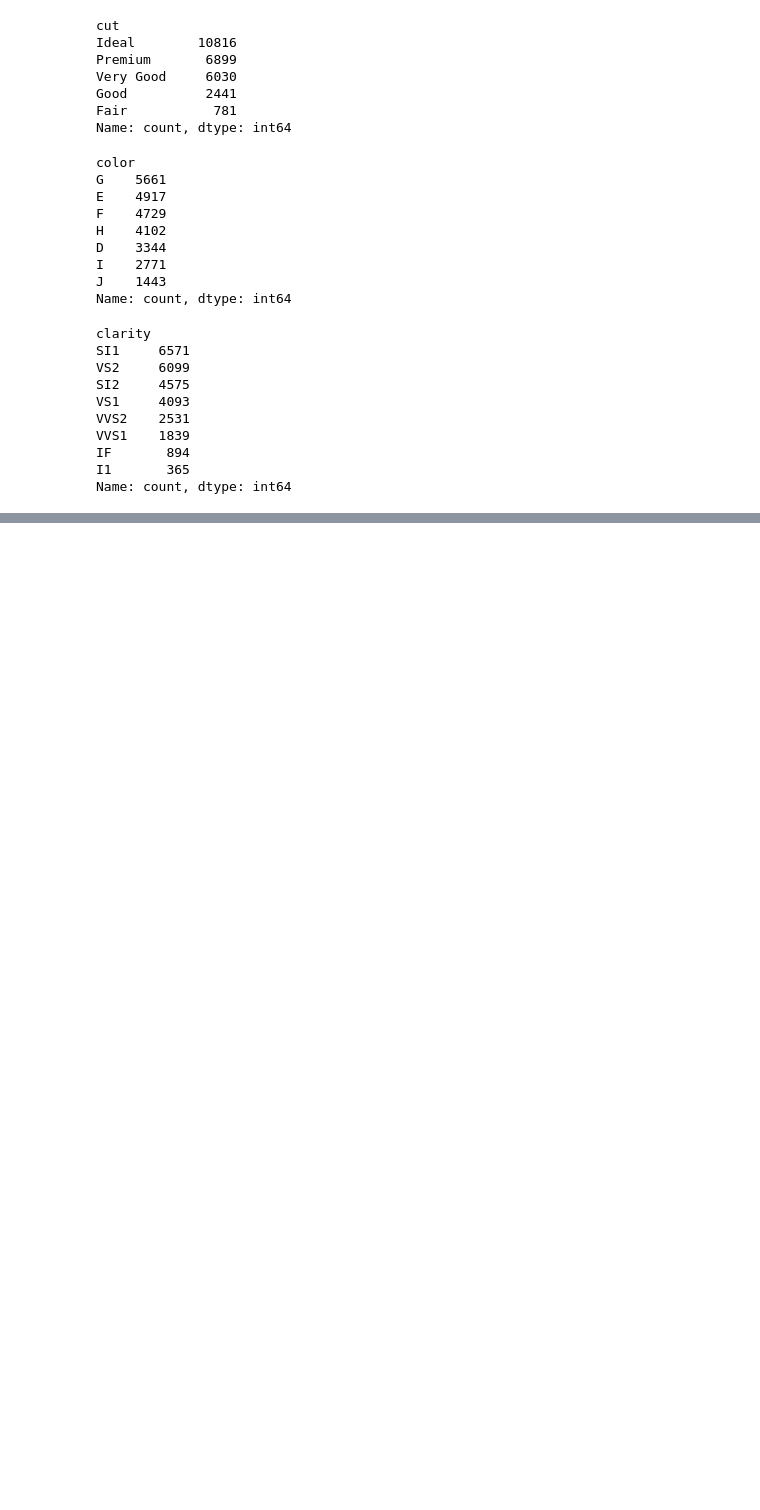
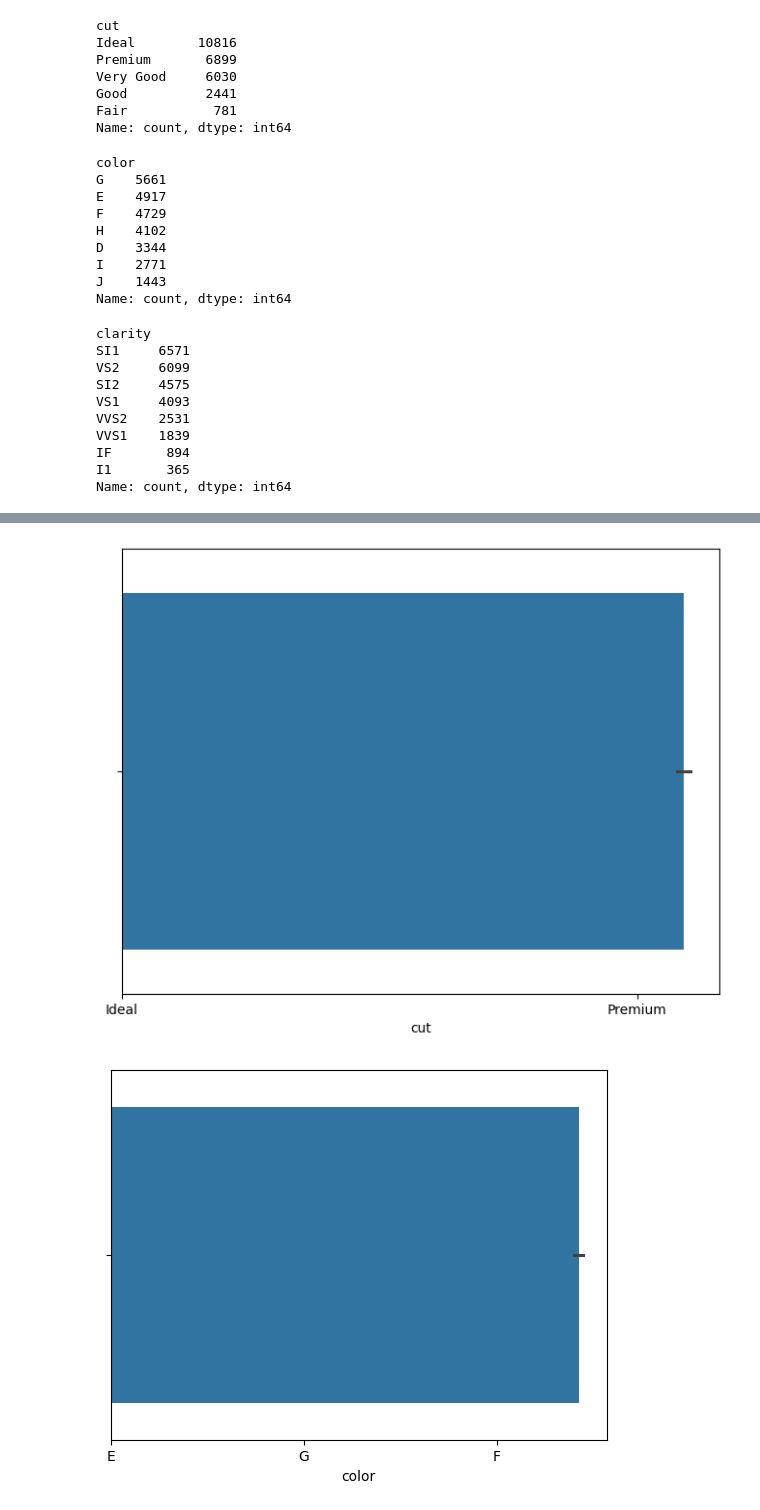
Before and after one commit to kali8271/Ineuron_Project, a Jupyter notebook: notebooks/research.ipynb, the cells around one changed output, grey strips where cells are left out. Cells and saved outputs as stored; diff of their text form; code cells hidden in the pictures; blank space fills up the shorter version.

```diff
--- a/notebooks/research.ipynb
+++ b/notebooks/research.ipynb
@@ -173,0 +194,12 @@ Name: count, dtype: int64
+# %%
+plt.figure(figsize=(8,6))
+
+
+for col in categorical_colums:
+    sns.barplot(data=data,x=col)
+
+    print("\n")
+    plt.show()
+# %% [output]
+[figure, added]
+[figure, added]
```
Also changed, not shown: parts of 13 cells of this notebook, 1 other file.
